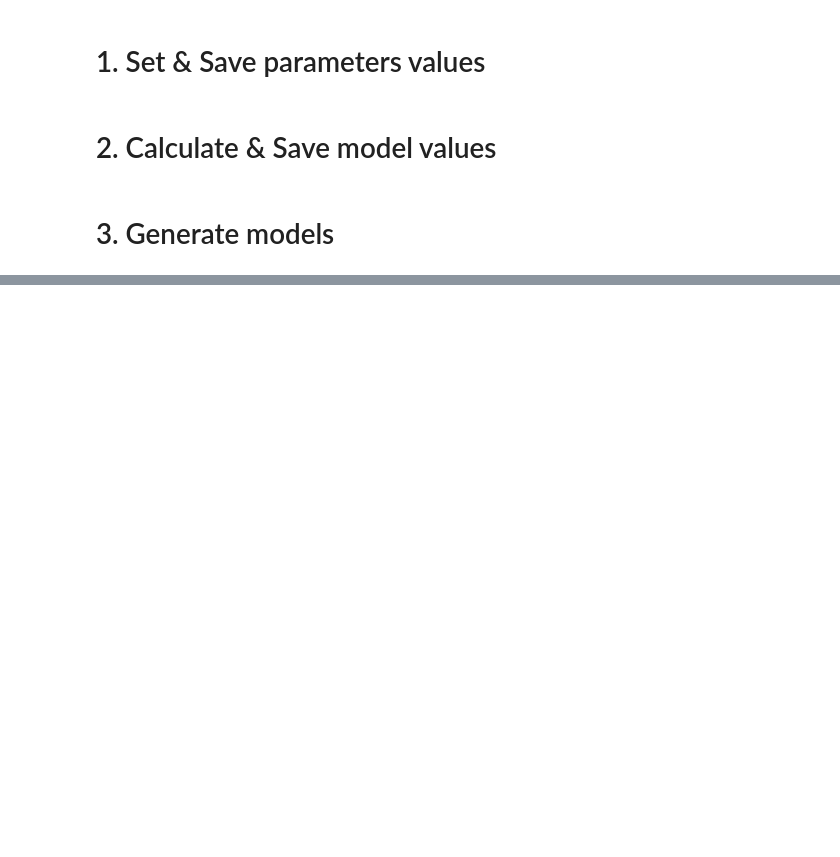
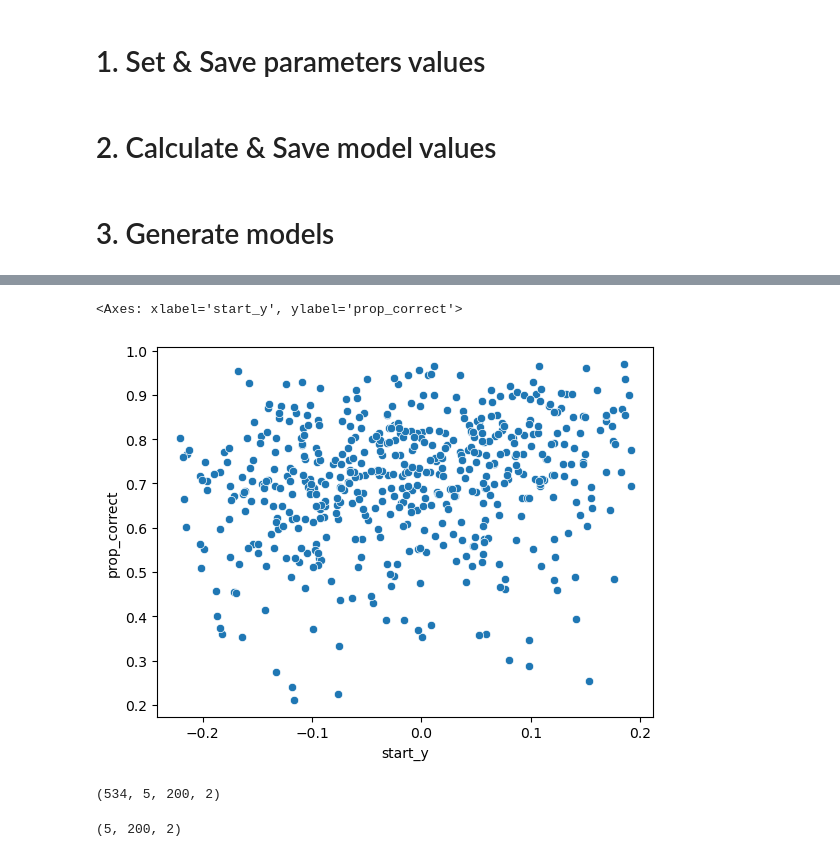
Before and after one commit to DanChitwood/ray_casting_models, a Jupyter notebook: ray_casting_models.ipynb, the cells around one changed output, grey strips where cells are left out. Drawn from its saved outputs; the diff is of its cells as text; code cells hidden in the pictures; blank space fills up the shorter version.

```diff
--- a/ray_casting_models.ipynb
+++ b/ray_casting_models.ipynb
@@ -1190,7 +1190,14 @@ if not os.path.exists(results_path): # check if the folder exists
     # create the folder if it doesn't exist
     os.makedirs(results_path)
 
+count = 0
+
 for file in file_names:
+
+    count+=1
+
+    if count%50==0:
+        print(count)
 
     # retrieve parameter file name from model values string
     # read in and set parameter values
@@ -1207,6 +1214,7 @@ for file in file_names:
 
     # check if any leaf in the series is self-intersecting
     if any_leaf_self_intersecting(leaf_series): # if a self-intersecting leaf, continue
+        os.remove(model_values_path+"/"+file)
         continue
 
     # translate leaf base to origin
@@ -1301,20 +1260,0 @@ True
-# %%
-# specify path
-model_values_path = "model_values"
-
-# get file names of model values
-file_names = os.listdir(model_values_path)
-
-# make sure no hidden files
-for i in range(len(file_names)):
-    if file_names[i][0]==".":
-        file_names.remove(i)
-
-
-#for file in file_names: # for each saved model
-#    if ray_casting(radius,n_sample,results_path,file,leaf_series_path,n_save,warp,n_origins,):
-#        continue
-
-for file in file_names: # for each saved model
-    print(file)
-    overall_function(file,leaf_series_path,n_save,n_origins,radius,n_sample,results_path,warp)
@@ -1369,0 +1323,14 @@ def overall_function(file,leaf_series_path,n_save,n_origins,radius,n_sample,resu
+# %%
+import seaborn as sns
+sns.scatterplot(data=df, x="start_y", y="prop_correct")
+# %% [output]
+<Axes: xlabel='start_y', ylabel='prop_correct'>
+[figure, added]
+# %%
+np.shape(arr)
+# %% [output]
+(534, 5, 200, 2)
+# %%
+np.shape(leaf_series_arr)
+# %% [output]
+(5, 200, 2)
```
Also changed, not shown: parts of 8 cells of this notebook.
